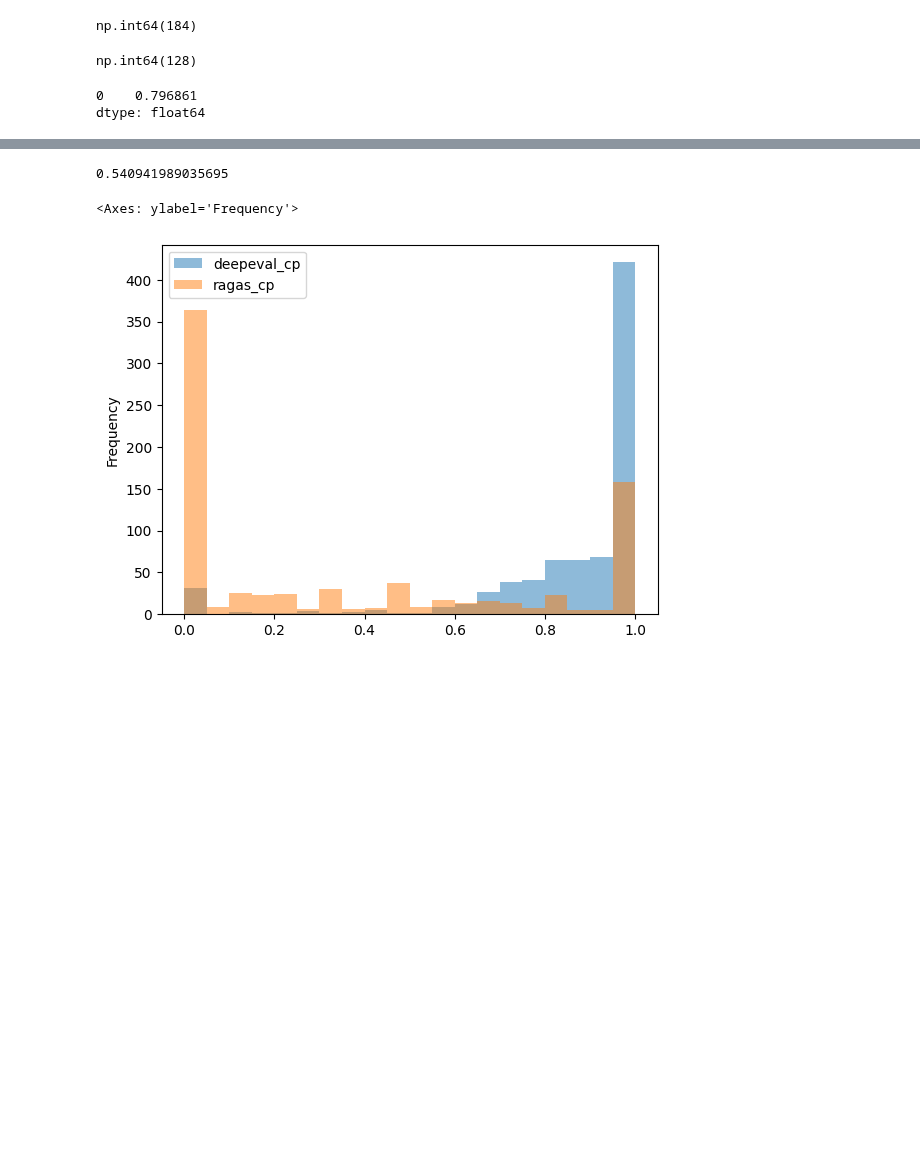
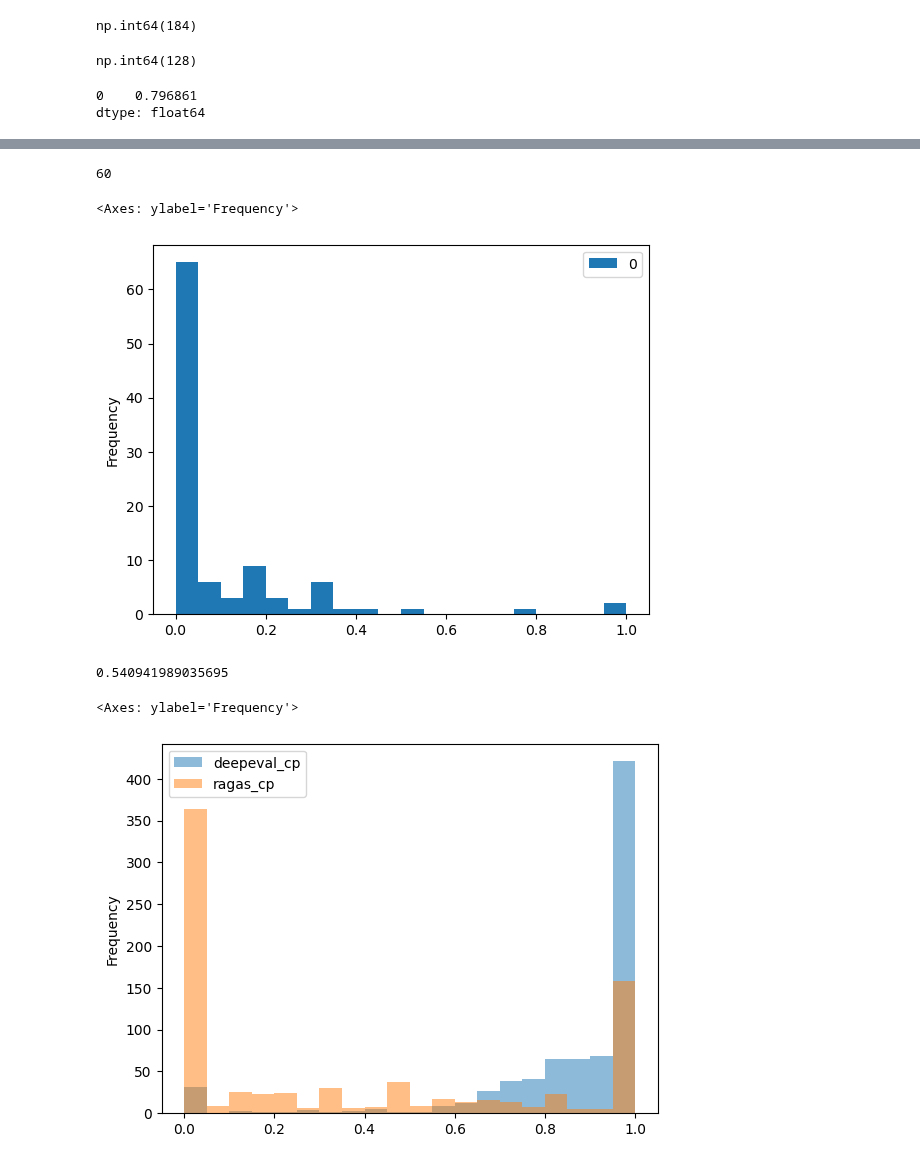
Before and after one commit to sr231/RAG-Evaluations, a Jupyter notebook: Results_Comparison.ipynb, the cells around one changed output, grey strips where cells are left out. Cells and saved outputs as stored; diff of their text form; code cells hidden in the pictures; blank space fills up the shorter version.

```diff
--- a/Results_Comparison.ipynb
+++ b/Results_Comparison.ipynb
@@ -333,0 +359,13 @@ ragas_212['llm_context_precision_without_reference'].mean()
+# %%
+# Is there a difference in reference vs non-reference calls?
+# 60 rows have a score difference of <= 0.01, 71 rows are <= 0.1, 83 are <= 0.2, 87 are <= 0.3
+sum(abs(ragas_updates[8] - ragas_updates[13]) <= 0.01)
+# %% [output]
+60
+# %%
+# My takeaway: again, there's some differences, but given that this distribution matches the library update distribution
+# and the LLM change distribution, my guess is these are naturally occuring differences from using an LLM
+pd.DataFrame(abs(ragas_updates[8] - ragas_updates[13])).plot.hist(bins=20)
+# %% [output]
+<Axes: ylabel='Frequency'>
+[figure, added]
```
Also changed, not shown: parts of 13 cells of this notebook.
